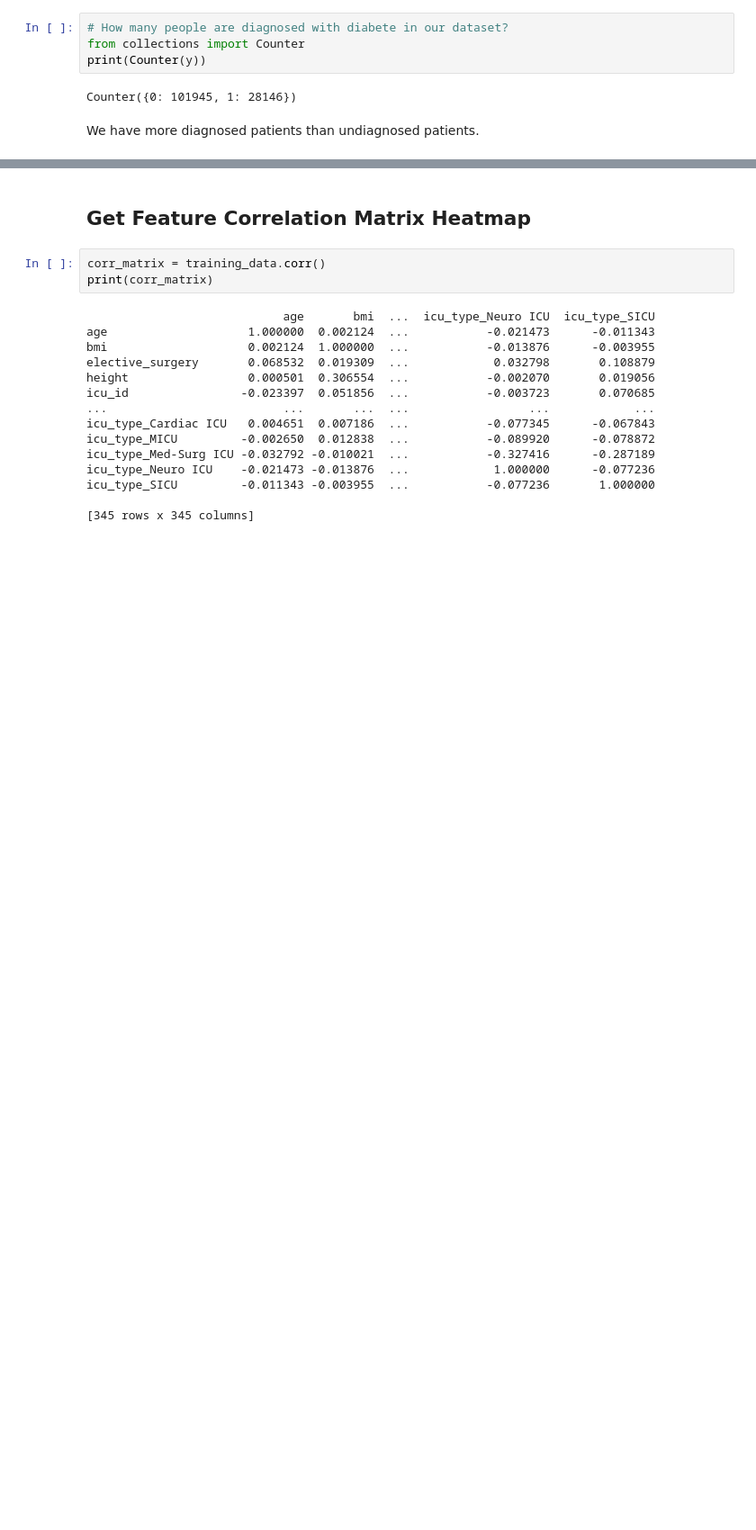
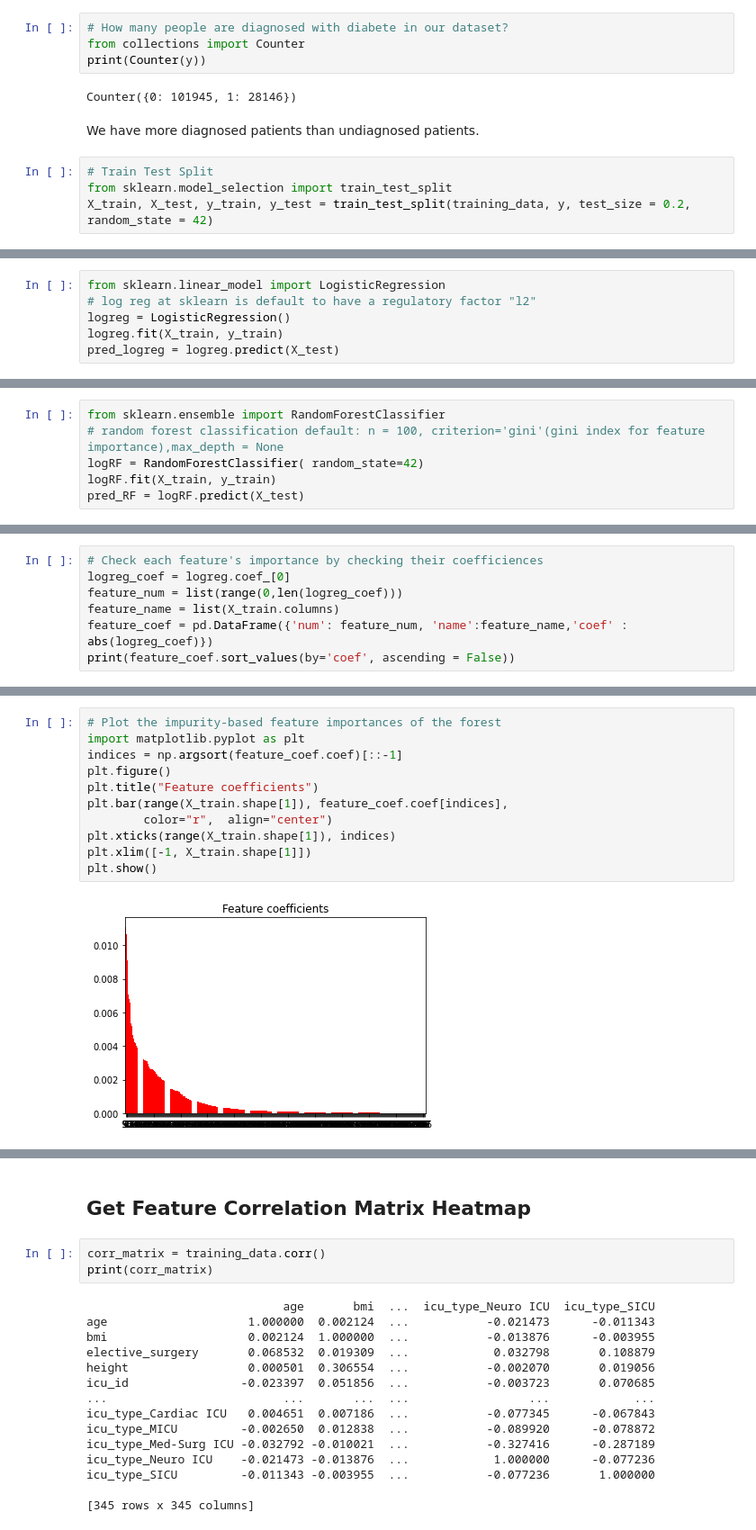
Before and after one commit to DaisyXinyiHe/diabetes_mellitus_predict, a Jupyter notebook: DataAnalysis.ipynb, the cells around one changed output, grey strips where cells are left out. Shown at 90% size. Cells and saved outputs as stored; diff of their text form; blank space fills up the shorter version.

```diff
--- a/DataAnalysis.ipynb
+++ b/DataAnalysis.ipynb
@@ -65,3 +65,7 @@ print(Counter(y))
 Counter({0: 101945, 1: 28146})
 # %% [markdown]
 We have more diagnosed patients than undiagnosed patients.
+# %%
+# Train Test Split
+from sklearn.model_selection import train_test_split
+X_train, X_test, y_train, y_test = train_test_split(training_data, y, test_size = 0.2, random_state = 42)
@@ -67,0 +80,6 @@ We have more diagnosed patients than undiagnosed patients.
+# %%
+from sklearn.linear_model import LogisticRegression
+# log reg at sklearn is default to have a regulatory factor "l2"
+logreg = LogisticRegression()
+logreg.fit(X_train, y_train)
+pred_logreg = logreg.predict(X_test)
@@ -67,0 +114,6 @@ We have more diagnosed patients than undiagnosed patients.
+# %%
+from sklearn.ensemble import RandomForestClassifier
+# random forest classification default: n = 100, criterion='gini'(gini index for feature importance),max_depth = None
+logRF = RandomForestClassifier( random_state=42)
+logRF.fit(X_train, y_train)
+pred_RF = logRF.predict(X_test)
@@ -67,0 +142,7 @@ We have more diagnosed patients than undiagnosed patients.
+# %%
+# Check each feature's importance by checking their coefficiences
+logreg_coef = logreg.coef_[0]
+feature_num = list(range(0,len(logreg_coef)))
+feature_name = list(X_train.columns)
+feature_coef = pd.DataFrame({'num': feature_num, 'name':feature_name,'coef' : abs(logreg_coef)})
+print(feature_coef.sort_values(by='coef', ascending = False))
@@ -67,0 +164,13 @@ We have more diagnosed patients than undiagnosed patients.
+# %%
+# Plot the impurity-based feature importances of the forest
+import matplotlib.pyplot as plt
+indices = np.argsort(feature_coef.coef)[::-1]
+plt.figure()
+plt.title("Feature coefficients")
+plt.bar(range(X_train.shape[1]), feature_coef.coef[indices],
+        color="r",  align="center")
+plt.xticks(range(X_train.shape[1]), indices)
+plt.xlim([-1, X_train.shape[1]])
+plt.show()
+# %% [output]
+[figure, added]
```
Also changed, not shown: parts of 12 cells of this notebook.
